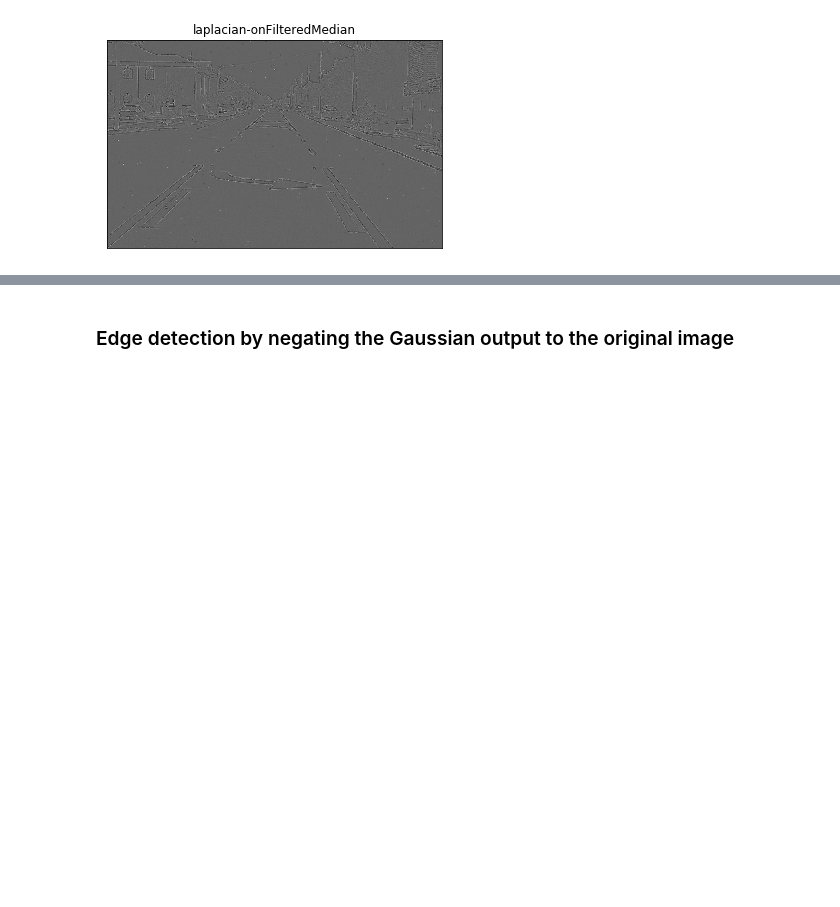
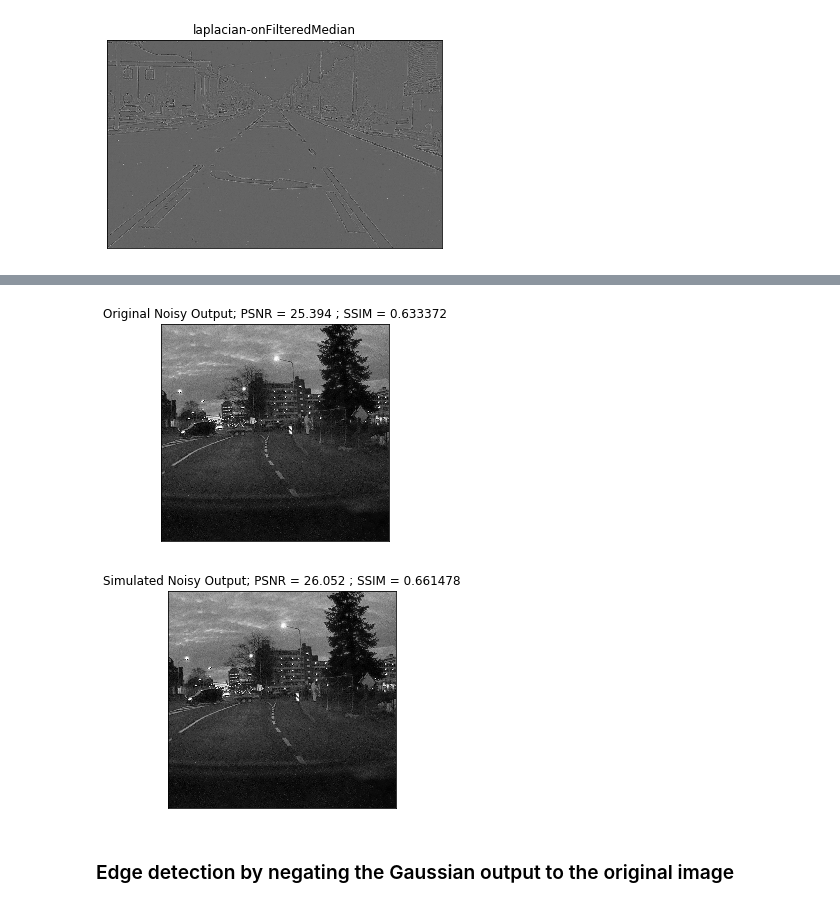
Before and after one commit to josephanand16/icct, a Jupyter notebook: ImageProcessingNotebook.ipynb, the cells around one changed output, grey strips where cells are left out. Drawn from its saved outputs; the diff is of its cells as text; code cells hidden in the pictures; blank space fills up the shorter version.

```diff
--- a/ImageProcessingNotebook.ipynb
+++ b/ImageProcessingNotebook.ipynb
@@ -387,3 +504,27 @@ plt.show()
+# %%
+## Simulated Noise vs Original Noise
+
+img = cv2.imread('image/Original_noisy.png')
+img = cv2.cvtColor(img, cv2.COLOR_BGR2GRAY)
+
+#### PSNR = 25.394
+#### SSIM = 0.633372
+
+plt.imshow(img, cmap = 'gray'),plt.title('Original Noisy Output; PSNR = 25.394 ; SSIM = 0.633372')
+plt.xticks([]), plt.yticks([])
+plt.show()
+
+img2 = cv2.imread('image/simulated.jpg')
+img2 = cv2.cvtColor(img2, cv2.COLOR_BGR2GRAY)
+plt.imshow(img, cmap = 'gray'),plt.title('Simulated Noisy Output; PSNR = 26.052 ; SSIM = 0.661478')
+plt.xticks([]), plt.yticks([])
+plt.show()
+
+#### PSNR = 26.052
+#### SSIM = 0.661478
+# %% [output]
+[figure, added]
+[figure, added]
 # %% [markdown]
 ### Edge detection by negating the Gaussian output to the original image
 # %%
```
Also changed, not shown: parts of 18 cells of this notebook.
